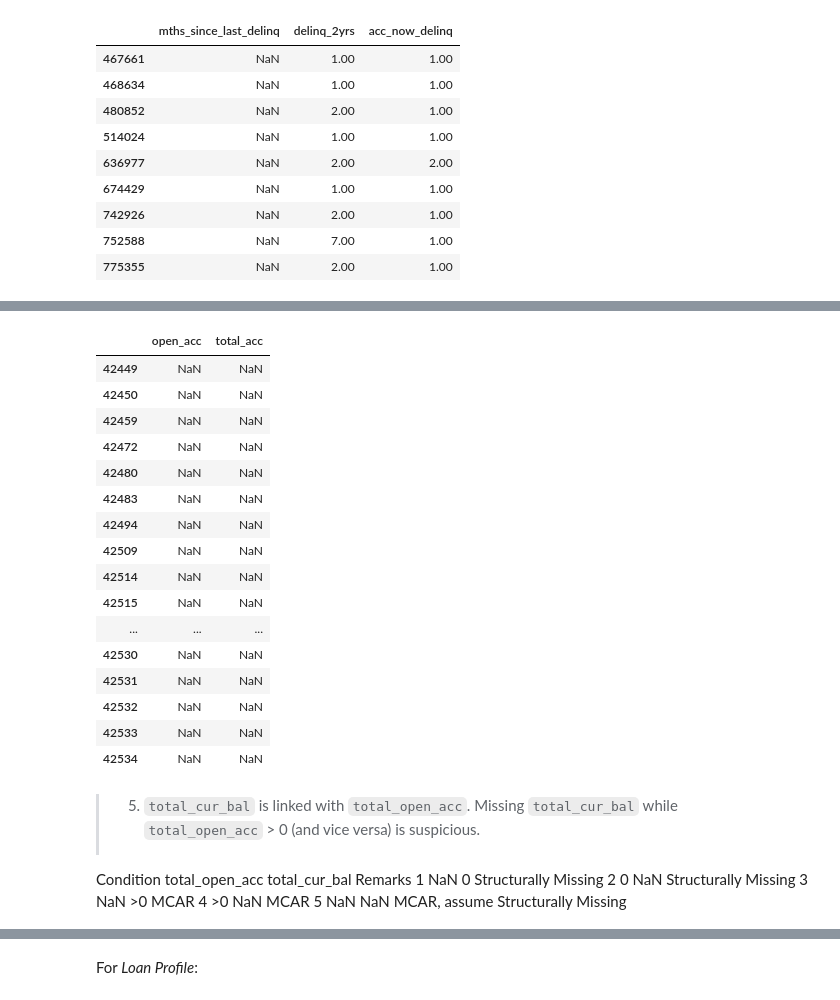
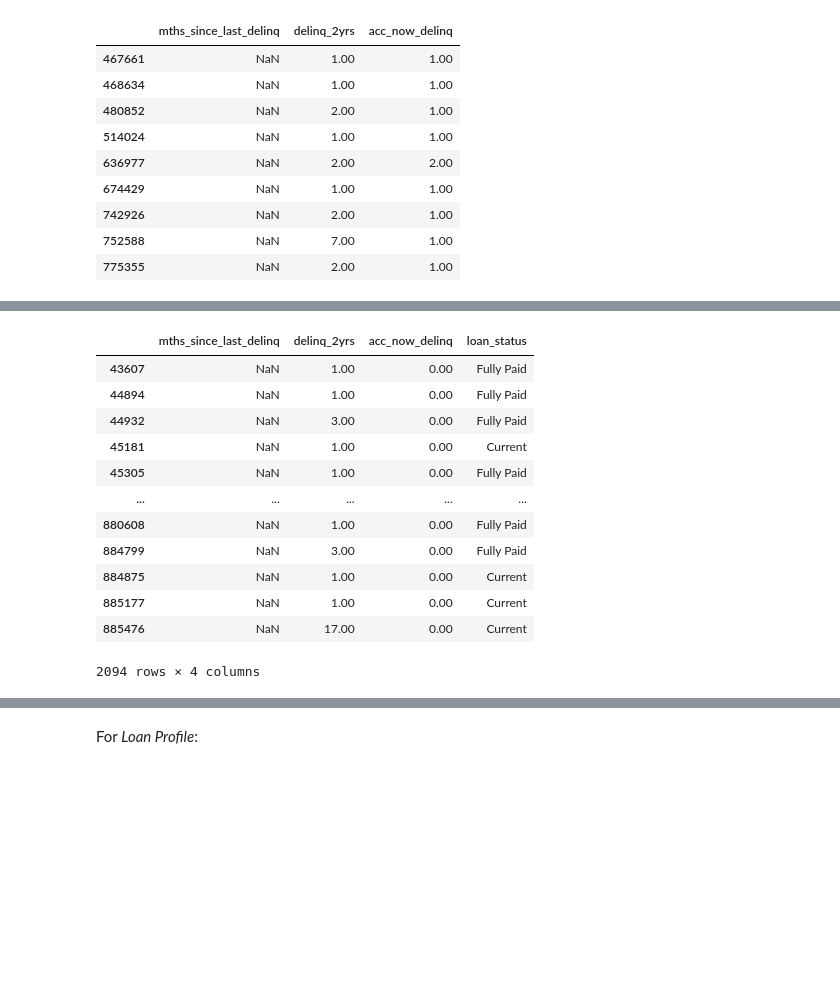
Before and after one commit to nbarizki/creditdefaultml, a Jupyter notebook: 2_Data_exploration.ipynb, the cells around one changed output, grey strips where cells are left out. Cells and saved outputs as stored; diff of their text form; code cells hidden in the pictures; blank space fills up the shorter version.

```diff
--- a/2_Data_exploration.ipynb
+++ b/2_Data_exploration.ipynb
@@ -496,63 +308,17 @@ loan_df.loc[acc_condition_3_4, ['open_acc', 'total_acc']]
-# %%
-loan_df.loc[acc_condition_5, ['open_acc', 'total_acc']].head(5) # length = 29
-# %% [output]
-|  | open_acc | total_acc |
-| 42449 | NaN | NaN |
-| 42450 | NaN | NaN |
-| 42459 | NaN | NaN |
-| 42472 | NaN | NaN |
-| 42480 | NaN | NaN |
-| 42483 | NaN | NaN |
-| 42494 | NaN | NaN |
-| 42509 | NaN | NaN |
-| 42514 | NaN | NaN |
-| 42515 | NaN | NaN |
-| ... | ... | ... |
-| 42530 | NaN | NaN |
-| 42531 | NaN | NaN |
-| 42532 | NaN | NaN |
-| 42533 | NaN | NaN |
-| 42534 | NaN | NaN |
-# %% [markdown]
->5. `total_cur_bal` is linked with `total_open_acc`. Missing `total_cur_bal` while `total_open_acc` > 0 (and vice versa) is suspicious.
-><table border="1" class="dataframe">
-  <thead>
-    <tr style="text-align: left;">
-      <th>Condition</th>
-      <th>total_open_acc</th>
-      <th>total_cur_bal</th>
-      <th>Remarks</th>
-    </tr>
-  </thead>
-  <tbody>
-    <tr>
-      <td>1</th>
-      <td>NaN</th>
-      <td>0</td>
-      <td>Structurally Missing</td>
-    </tr>
-    <tr>
-      <td>2</th>
-      <td>0</th>
-      <td>NaN</td>
-      <td>Structurally Missing</td>
-    </tr>
-    <tr>
-      <td>3</th>
-      <td>NaN</th>
-      <td>>0</td>
-      <td>MCAR</td>
-    </tr>
-    <tr>
-      <td>4</th>
-      <td>>0</th>
-      <td>NaN</td>
-      <td>MCAR</td>
-    </tr>
-    <tr>
-      <td>5</th>
-      <td>NaN</th>
-      <td>NaN</td>
-      <td>MCAR, assume Structurally Missing</td>
-    </tr>
-    </tbody>
+# %%
+# MCAR, imputed (preferably mean)
+loan_df.loc[last_delinq_condition_3, ['mths_since_last_delinq', 'delinq_2yrs', 'acc_now_delinq', 'loan_status']]
+# %% [output]
+|  | mths_since_last_delinq | delinq_2yrs | acc_now_delinq | loan_status |
+| 43607 | NaN | 1.00 | 0.00 | Fully Paid |
+| 44894 | NaN | 1.00 | 0.00 | Fully Paid |
+| 44932 | NaN | 3.00 | 0.00 | Fully Paid |
+| 45181 | NaN | 1.00 | 0.00 | Current |
+| 45305 | NaN | 1.00 | 0.00 | Fully Paid |
+| ... | ... | ... | ... | ... |
+| 880608 | NaN | 1.00 | 0.00 | Fully Paid |
+| 884799 | NaN | 3.00 | 0.00 | Fully Paid |
+| 884875 | NaN | 1.00 | 0.00 | Current |
+| 885177 | NaN | 1.00 | 0.00 | Current |
+| 885476 | NaN | 17.00 | 0.00 | Current |
+2094 rows × 4 columns
```
Also changed, not shown: parts of 40 cells of this notebook.
